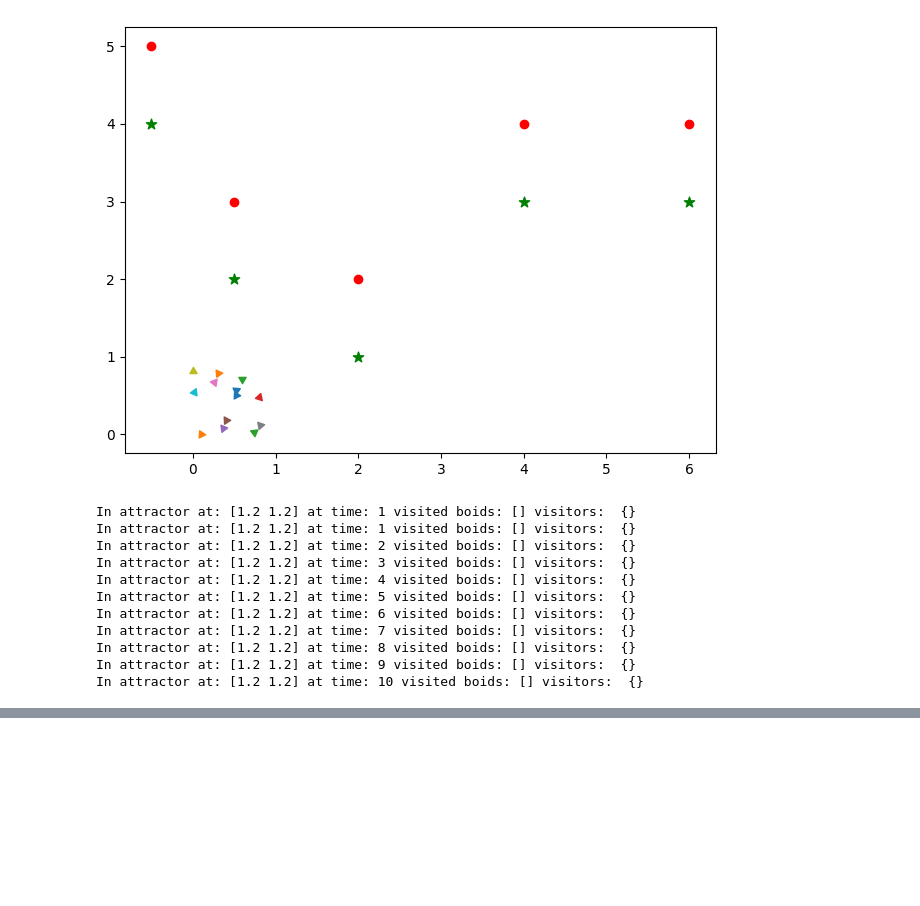
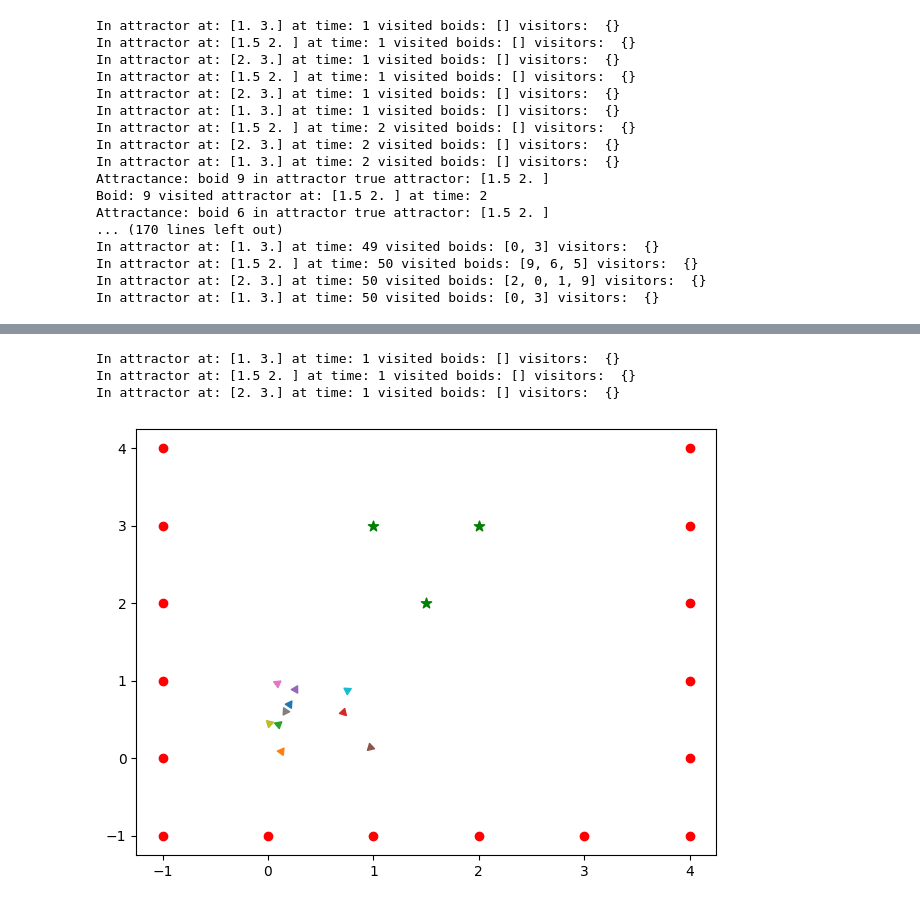
Before and after one commit to Ismail-Armutcu/Algorithms-for-Interactive-Sytems, a Jupyter notebook: MMI513_PA6_BeeDroids.ipynb, the cells around one changed output, grey strips where cells are left out. Drawn from its saved outputs; the diff is of its cells as text; code cells hidden in the pictures; blank space fills up the shorter version.

```diff
--- a/MMI513_PA6_BeeDroids.ipynb
+++ b/MMI513_PA6_BeeDroids.ipynb
@@ -8,8 +10,9 @@ from IPython.display import HTML
 # %%
-DAVOIDANCE = 3
-DATTRACTANCE = 0.5
-ATTRACTANCETIME = 2
-TOTALATTRACTIONTIME = 500
+DAVOIDANCE = 3 ## Avoidance Distance
+DATTRACTANCE = 0.3 ## Attraction Distance
+## If a beeDroid's distance is DATTRACTANCE to Attractor, it visits the Attractor
+ATTRACTANCETIME = 2 ## The time a beeDroid visits the Attractor
+TOTALATTRACTIONTIME = 20 ## All the Attractors becomes passive after this time
 
 def unitvector(vec):
     nrm =  np.linalg.norm(vec)
@@ -438,66 +448,61 @@ def flock(B, ObstacleSet,AttractorSet, ws=0.2, wa=0.2, wc=0.4, wf=0.8, wattr=1.0
     for attractor in AttractorSet:
       attractor.update()
     return R
-# %%
-fig, ax = plt.subplots()
-positionsObstacle = [np.array([-.5, 5.]), np.array([.5, 3]), np.array([2.,2.]), np.array([4.,4.]), np.array([6.,4.])]
-radiiObstacle = [0.1, 0.1, 0.1, 0.1, 0.1]
-positionsAttractor = [np.array([-.5, 4.]), np.array([.5, 2]), np.array([2.,1.]), np.array([4.,3.]), np.array([6.,3.])]
-radiiAttractor = [0.1, 0.1, 0.1, 0.1, 0.1]
-obsset = obstacleset(positionsObstacle, radiiObstacle)
-aset = attractorset(positionsAttractor, radiiAttractor)
-F = flockset(13, [0, 1], [0, 1], 0.1, 1., obsset, 12)
-fig,ax = plotobstacleset(obsset,fig,ax)
-fig,ax=plotattractorset(aset,fig,ax)
-fig,ax=plotflockset(F, fig,ax)
-plt.show()
-# %% [output]
-[figure, removed]
 # %%
-
+fig,ax = plt.subplots()
 def update(frame):
     global F,ax,fig,obsset,aset
     if frame == 0:
-      positionsObstacle = [np.array([-1, 5]),np.array([0, 5]),np.array([1, 5]),np.array([2, 5]),np.array([3, 5]),np.array([4, 5]),
+      positionsObstacle = [
                      np.array([4, 4]),np.array([4, 3]),np.array([4, 2]),np.array([4, 1]),np.array([4, 0]),np.array([4, -1]),
                      np.array([3, -1]),np.array([2, -1]),np.array([1, -1]),np.array([0, -1]),np.array([-1, -1]),
                      np.array([-1, 0]),np.array([-1, 1]),np.array([-1, 2]),np.array([-1, 3]),np.array([-1, 4])]
-      radiiObstacle = [0.1]*22
+      radiiObstacle = [0.1]*16
       #positionsAttractor = [np.array([0.5, 1.]), np.array([1.5, 1.5]), np.array([2.2,2.2]), np.array([3.3,3.3]), np.array([1.5,3.])]
       #radiiAttractor = [0.1, 0.1, 0.1, 0.1, 0.1]
       #positionsObstacle = [np.array([-.5, 5.])]
       #radiiObstacle = [0.1]
-      positionsAttractor = [np.array([1.2,1.2 ])]
-      radiiAttractor = [0.1]
+      positionsAttractor = [np.array([1.0, 3.0]),np.array([2.0, 3.0]),np.array([1.5, 2.0])]
+      radiiAttractor = [0.1]*3
       obsset = obstacleset(positionsObstacle, radiiObstacle)
       aset = attractorset(positionsAttractor, radiiAttractor)
-      F = flockset(1, [0, 1], [0, 1], 0.1, 1., obsset, 5)
+      F = flockset(10, [0, 1], [0, 1], 0.1, 1., obsset, 5)
 
     ax.clear()
     fig,ax = plotobstacleset(obsset,fig,ax)
     fig,ax = plotflockset(F, fig,ax)
     fig,ax = plotattractorset(aset,fig,ax)
     F = flock(F, obsset,aset)
 
 
     fig.tight_layout()
 
 
 
 
-ani = animation.FuncAnimation(fig, update, frames=10, interval=100, blit=False)
+ani = animation.FuncAnimation(fig, update, frames=50, interval=250)
 #ani.save('set.gif', writer='pillow')
 HTML(ani.to_html5_video())
 # %% [output]
-In attractor at: [1.2 1.2] at time: 1 visited boids: [] visitors:  {}
-In attractor at: [1.2 1.2] at time: 1 visited boids: [] visitors:  {}
-In attractor at: [1.2 1.2] at time: 2 visited boids: [] visitors:  {}
-In attractor at: [1.2 1.2] at time: 3 visited boids: [] visitors:  {}
-In attractor at: [1.2 1.2] at time: 4 visited boids: [] visitors:  {}
-In attractor at: [1.2 1.2] at time: 5 visited boids: [] visitors:  {}
-In attractor at: [1.2 1.2] at time: 6 visited boids: [] visitors:  {}
-In attractor at: [1.2 1.2] at time: 7 visited boids: [] visitors:  {}
-In attractor at: [1.2 1.2] at time: 8 visited boids: [] visitors:  {}
-In attractor at: [1.2 1.2] at time: 9 visited boids: [] visitors:  {}
-In attractor at: [1.2 1.2] at time: 10 visited boids: [] visitors:  {}
+In attractor at: [1. 3.] at time: 1 visited boids: [] visitors:  {}
+In attractor at: [1.5 2. ] at time: 1 visited boids: [] visitors:  {}
+In attractor at: [2. 3.] at time: 1 visited boids: [] visitors:  {}
+In attractor at: [1.5 2. ] at time: 1 visited boids: [] visitors:  {}
+In attractor at: [2. 3.] at time: 1 visited boids: [] visitors:  {}
+In attractor at: [1. 3.] at time: 1 visited boids: [] visitors:  {}
+In attractor at: [1.5 2. ] at time: 2 visited boids: [] visitors:  {}
+In attractor at: [2. 3.] at time: 2 visited boids: [] visitors:  {}
+In attractor at: [1. 3.] at time: 2 visited boids: [] visitors:  {}
+Attractance: boid 9 in attractor true attractor: [1.5 2. ]
+Boid: 9 visited attractor at: [1.5 2. ] at time: 2
+Attractance: boid 6 in attractor true attractor: [1.5 2. ]
+... (170 lines left out)
+In attractor at: [1. 3.] at time: 49 visited boids: [0, 3] visitors:  {}
+In attractor at: [1.5 2. ] at time: 50 visited boids: [9, 6, 5] visitors:  {}
+In attractor at: [2. 3.] at time: 50 visited boids: [2, 0, 1, 9] visitors:  {}
+In attractor at: [1. 3.] at time: 50 visited boids: [0, 3] visitors:  {}
 [interactive output not drawn]
+In attractor at: [1. 3.] at time: 1 visited boids: [] visitors:  {}
+In attractor at: [1.5 2. ] at time: 1 visited boids: [] visitors:  {}
+In attractor at: [2. 3.] at time: 1 visited boids: [] visitors:  {}
+[figure, added]
```
Also changed, not shown: parts of 5 cells of this notebook.
